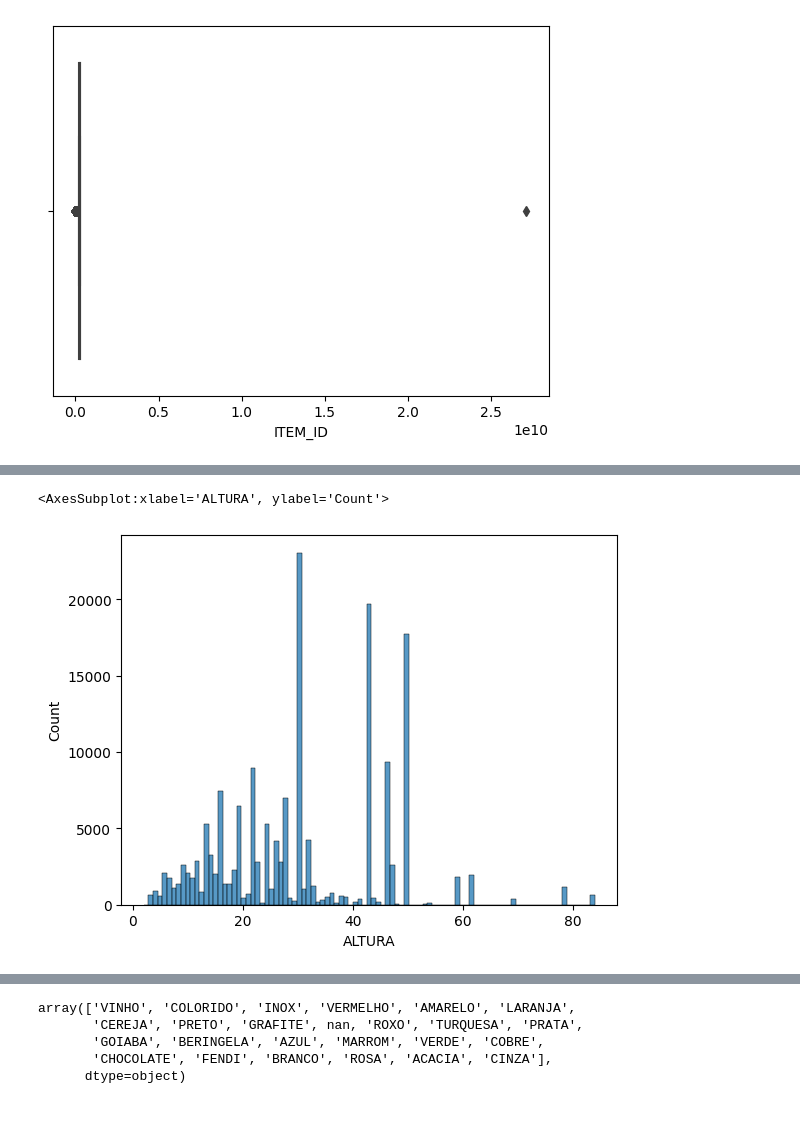
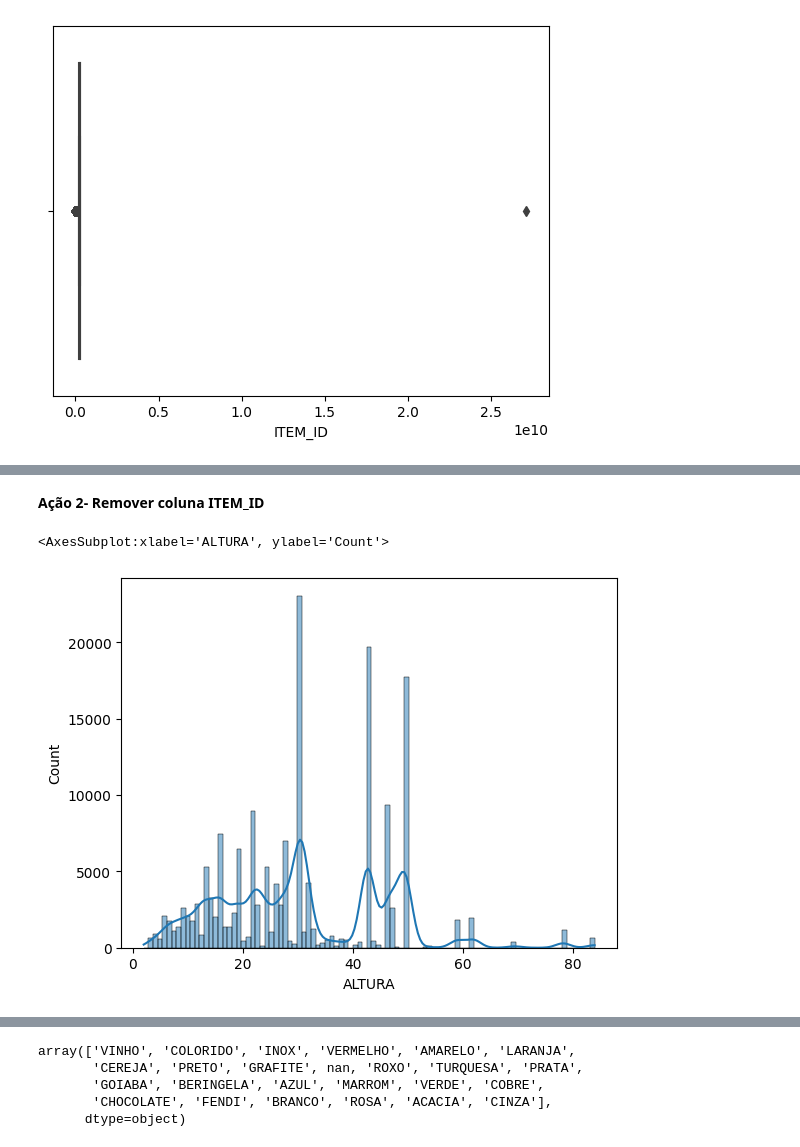
Before and after one commit to djegocoder/problema_marketplace, a Jupyter notebook: analise.ipynb, the cells around one changed output, grey strips where cells are left out. Drawn from its saved outputs; the diff is of its cells as text; code cells hidden in the pictures; blank space fills up the shorter version.

```diff
--- a/analise.ipynb
+++ b/analise.ipynb
@@ -158,3 +165,0 @@ O mesmo efeito acontece com o atributo ITEN_ID, estamos focados nas característ
-# %%
-df=df.drop('SESSION_ID',axis=1)
-df=df.drop('ITEM_ID',axis=1)
@@ -177,6 +166,8 @@ df
+# %% [markdown]
+**Ação 2- Remover coluna ITEM_ID**
 # %%
-sns.histplot(df['ALTURA'])
+sns.histplot(df['ALTURA'],kde=True)
 # %% [output]
 <AxesSubplot:xlabel='ALTURA', ylabel='Count'>
-[figure, old version]
+[figure, new version]
 # %%
```
Also changed, not shown: parts of 44 cells of this notebook, 2 other files.
